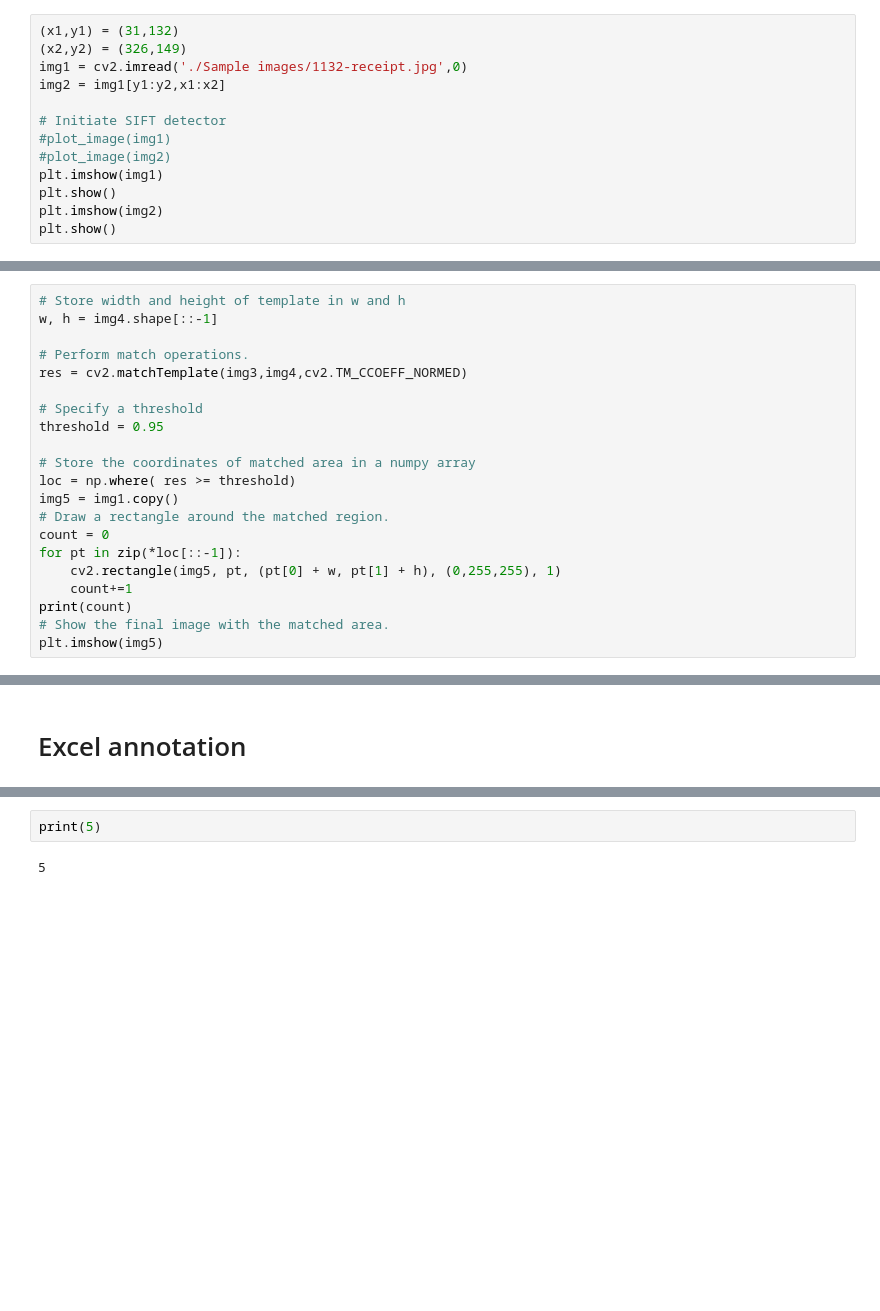
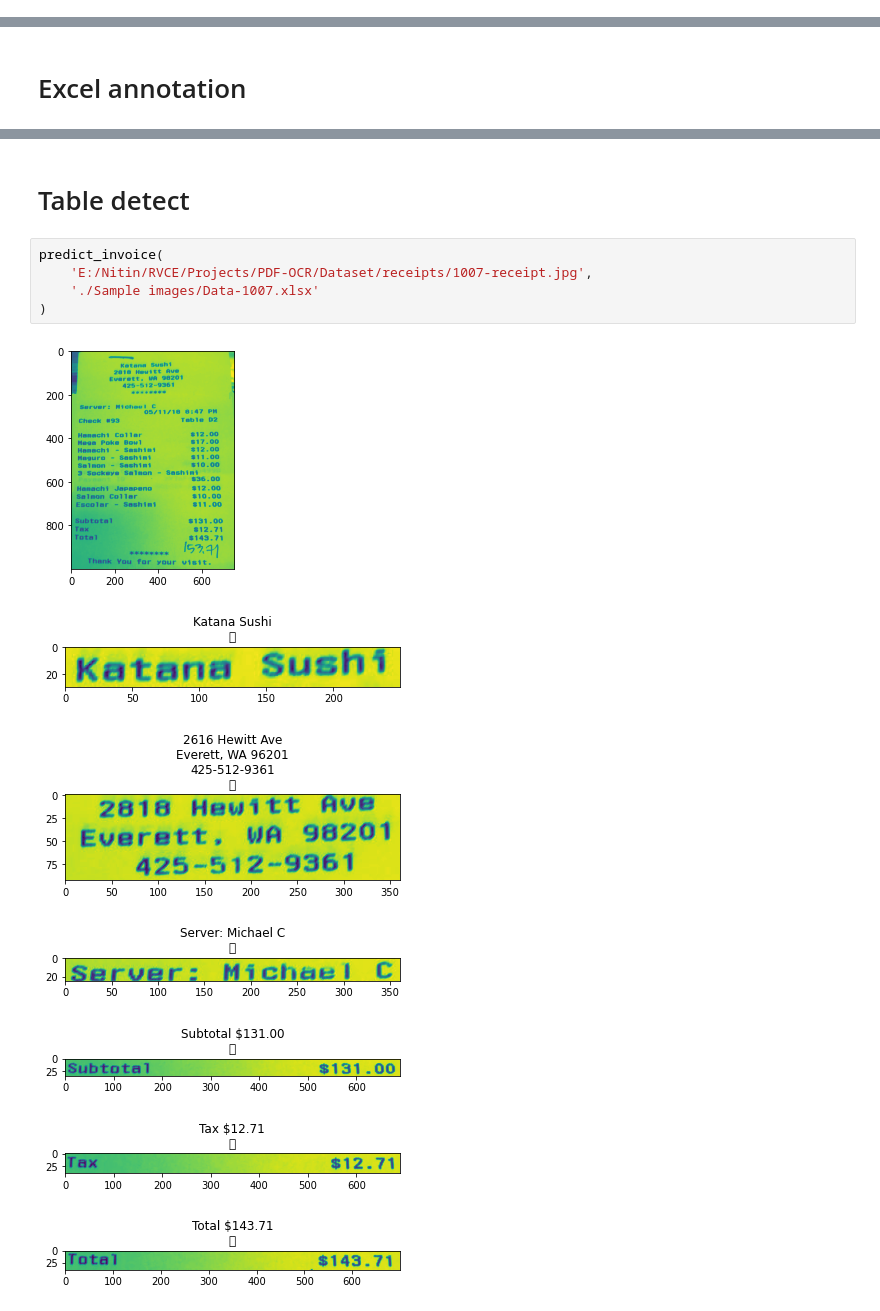
Before and after one commit to snitin08/invoice-regex, a Jupyter notebook: code/sample_tesseract.ipynb, the cells around one changed output, grey strips where cells are left out. Cells and saved outputs as stored; diff of their text form; blank space fills up the shorter version.

```diff
--- a/code/sample_tesseract.ipynb
+++ b/code/sample_tesseract.ipynb
@@ -137,13 +21,0 @@ Total
-# %%
-(x1,y1) = (31,132)
-(x2,y2) = (326,149)
-img1 = cv2.imread('./Sample images/1132-receipt.jpg',0)
-img2 = img1[y1:y2,x1:x2]
-
-# Initiate SIFT detector
-#plot_image(img1)
-#plot_image(img2)
-plt.imshow(img1)
-plt.show()
-plt.imshow(img2)
-plt.show()
@@ -205,21 +21,0 @@ plt.show()
-# %%
-# Store width and height of template in w and h
-w, h = img4.shape[::-1]
-
-# Perform match operations.
-res = cv2.matchTemplate(img3,img4,cv2.TM_CCOEFF_NORMED)
-
-# Specify a threshold
-threshold = 0.95
-
-# Store the coordinates of matched area in a numpy array
-loc = np.where( res >= threshold)
-img5 = img1.copy()
-# Draw a rectangle around the matched region.
-count = 0
-for pt in zip(*loc[::-1]):
-    cv2.rectangle(img5, pt, (pt[0] + w, pt[1] + h), (0,255,255), 1)
-    count+=1
-print(count)
-# Show the final image with the matched area.
-plt.imshow(img5)
@@ -277,4 +121,15 @@ annotate_dict
-# %%
-print(5)
-# %% [output]
-5
+# %% [markdown]
+# Table detect
+# %%
+predict_invoice(
+    'E:/Nitin/RVCE/Projects/PDF-OCR/Dataset/receipts/1007-receipt.jpg',
+    './Sample images/Data-1007.xlsx'
+)
+# %% [output]
+[figure, added]
+[figure, added]
+[figure, added]
+[figure, added]
+[figure, added]
+[figure, added]
+[figure, added]
```
Also changed, not shown: parts of 13 cells of this notebook.
